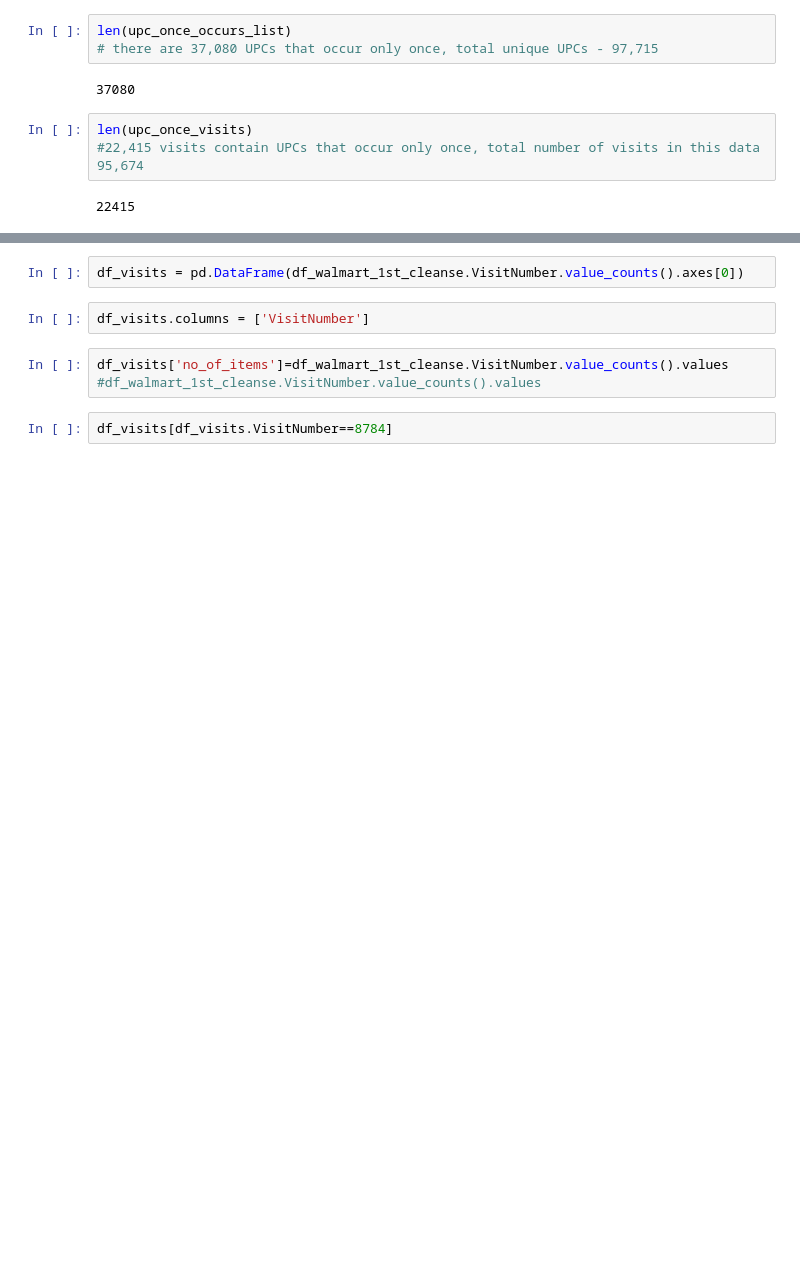
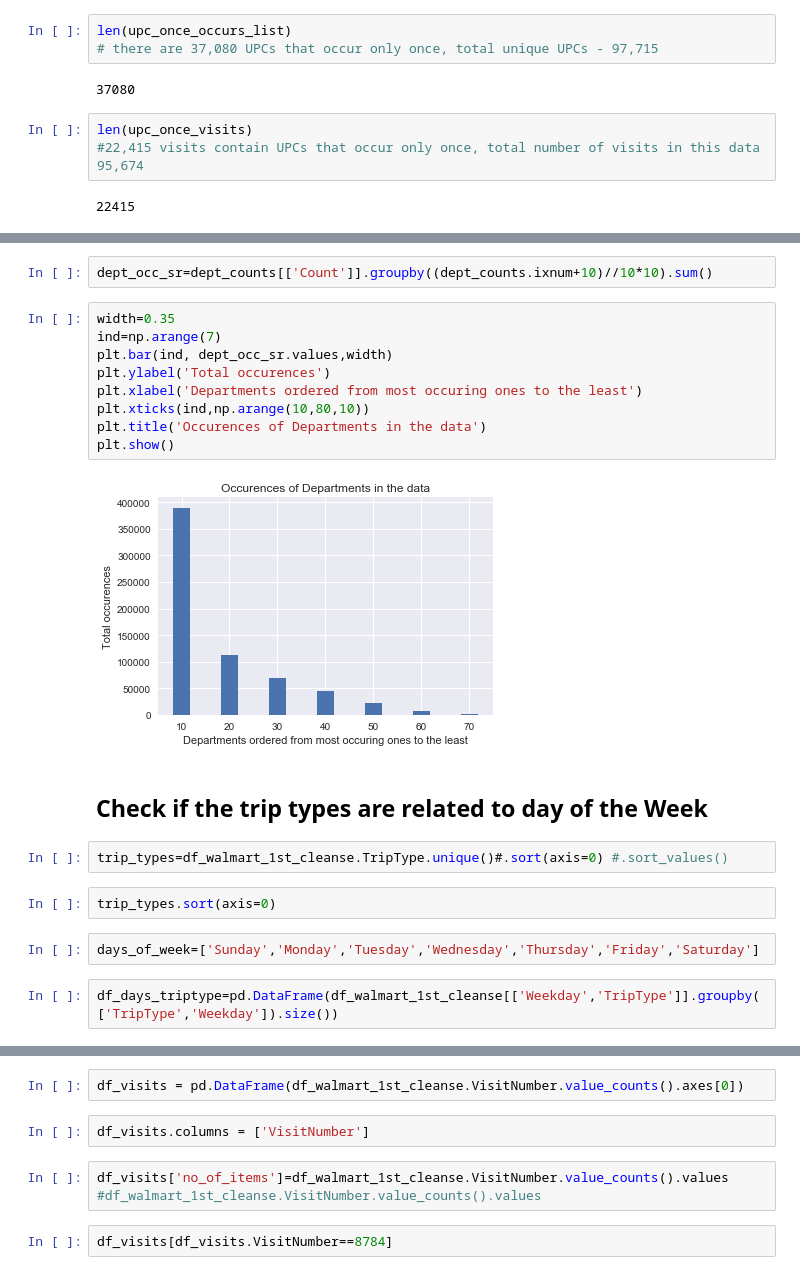
Before and after one commit to rajeshdsar/Walmart-Kaggle-Comp-Repo, a Jupyter notebook: WalMart_Capstone_1.ipynb, the cells around one changed output, grey strips where cells are left out. Drawn from its saved outputs; the diff is of its cells as text; blank space fills up the shorter version.

```diff
--- a/WalMart_Capstone_1.ipynb
+++ b/WalMart_Capstone_1.ipynb
@@ -166,0 +205,23 @@ df_wm_upc_once.head()
+# %%
+dept_occ_sr=dept_counts[['Count']].groupby((dept_counts.ixnum+10)//10*10).sum()
+# %%
+width=0.35
+ind=np.arange(7)
+plt.bar(ind, dept_occ_sr.values,width)
+plt.ylabel('Total occurences')
+plt.xlabel('Departments ordered from most occuring ones to the least')
+plt.xticks(ind,np.arange(10,80,10))
+plt.title('Occurences of Departments in the data')
+plt.show()
+# %% [output]
+[figure, added]
+# %% [markdown]
+## Check if the  trip types are related to day of the Week
+# %%
+trip_types=df_walmart_1st_cleanse.TripType.unique()#.sort(axis=0) #.sort_values()
+# %%
+trip_types.sort(axis=0)
+# %%
+days_of_week=['Sunday','Monday','Tuesday','Wednesday','Thursday','Friday','Saturday']
+# %%
+df_days_triptype=pd.DataFrame(df_walmart_1st_cleanse[['Weekday','TripType']].groupby(['TripType','Weekday']).size())
```
Also changed, not shown: parts of 33 cells of this notebook, 1 other file.
